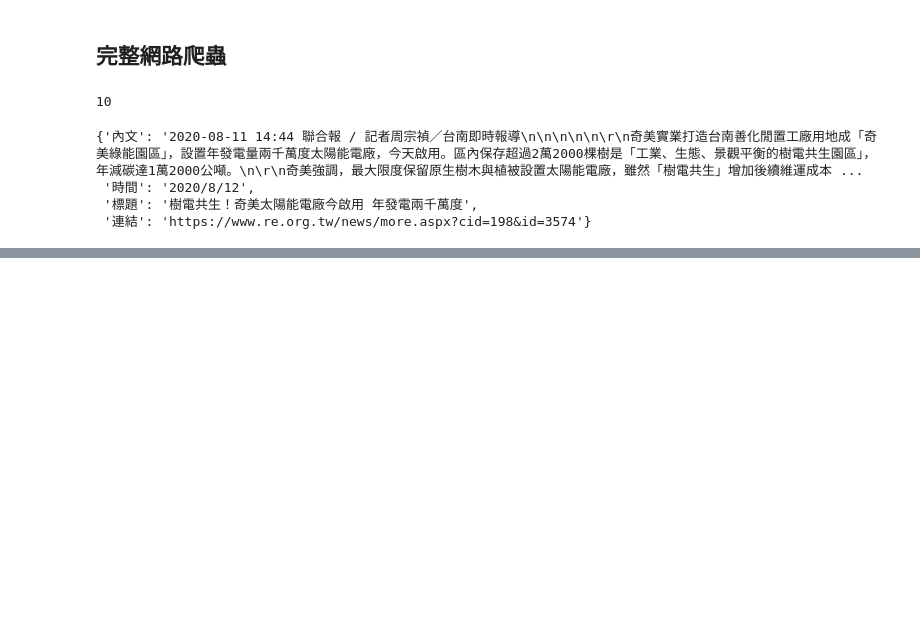
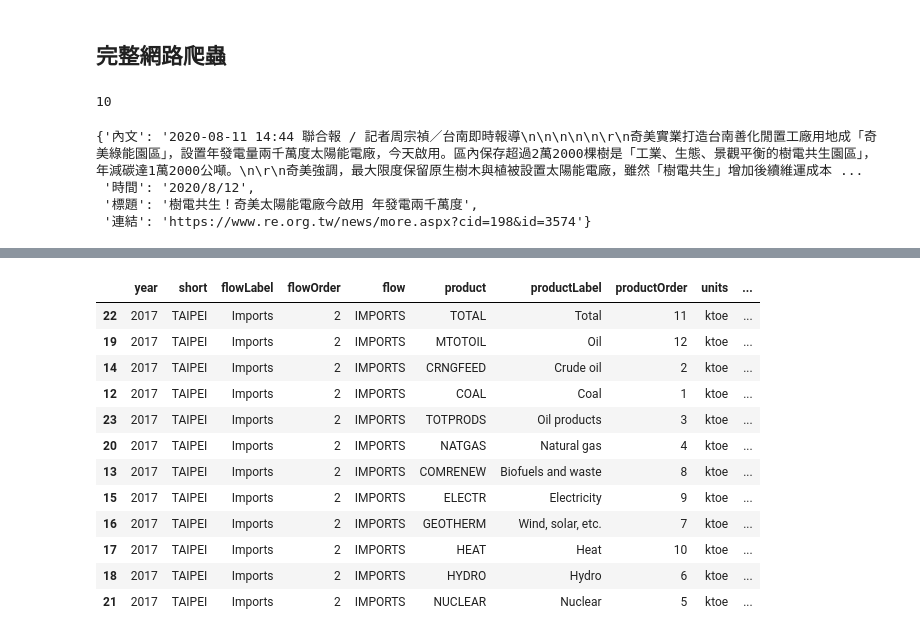
Before and after one commit to ywchiu/taipowerpy, a Jupyter notebook: Demo20200813.ipynb, the cells around one changed output, grey strips where cells are left out. Saved outputs shown, nothing was run; the diff lists cells and outputs as text; code cells hidden in the pictures; blank space fills up the shorter version.

```diff
--- a/Demo20200813.ipynb
+++ b/Demo20200813.ipynb
@@ -248,0 +283,4 @@ newsdf.to_excel('news.xlsx')
+# %%
+import requests
+res = requests.get('https://api.iea.org/stats/?year=2017&countries=TAIPEI&series=BALANCES')
+res
@@ -248,0 +291,2 @@ newsdf.to_excel('news.xlsx')
+# %%
+jd = res.json()
@@ -248,0 +307,18 @@ newsdf.to_excel('news.xlsx')
+# %%
+imports = df[df['flowLabel'] == 'Imports']
+# %%
+imports.sort_values('value', ascending = False)
+# %% [output]
+|  | year | short | flowLabel | flowOrder | flow | product | productLabel | productOrder | units | ... |
+| 22 | 2017 | TAIPEI | Imports | 2 | IMPORTS | TOTAL | Total | 11 | ktoe | ... |
+| 19 | 2017 | TAIPEI | Imports | 2 | IMPORTS | MTOTOIL | Oil | 12 | ktoe | ... |
+| 14 | 2017 | TAIPEI | Imports | 2 | IMPORTS | CRNGFEED | Crude oil | 2 | ktoe | ... |
+| 12 | 2017 | TAIPEI | Imports | 2 | IMPORTS | COAL | Coal | 1 | ktoe | ... |
+| 23 | 2017 | TAIPEI | Imports | 2 | IMPORTS | TOTPRODS | Oil products | 3 | ktoe | ... |
+| 20 | 2017 | TAIPEI | Imports | 2 | IMPORTS | NATGAS | Natural gas | 4 | ktoe | ... |
+| 13 | 2017 | TAIPEI | Imports | 2 | IMPORTS | COMRENEW | Biofuels and waste | 8 | ktoe | ... |
+| 15 | 2017 | TAIPEI | Imports | 2 | IMPORTS | ELECTR | Electricity | 9 | ktoe | ... |
+| 16 | 2017 | TAIPEI | Imports | 2 | IMPORTS | GEOTHERM | Wind, solar, etc. | 7 | ktoe | ... |
+| 17 | 2017 | TAIPEI | Imports | 2 | IMPORTS | HEAT | Heat | 10 | ktoe | ... |
+| 18 | 2017 | TAIPEI | Imports | 2 | IMPORTS | HYDRO | Hydro | 6 | ktoe | ... |
+| 21 | 2017 | TAIPEI | Imports | 2 | IMPORTS | NUCLEAR | Nuclear | 5 | ktoe | ... |
```
Also changed, not shown: parts of 23 cells of this notebook.
